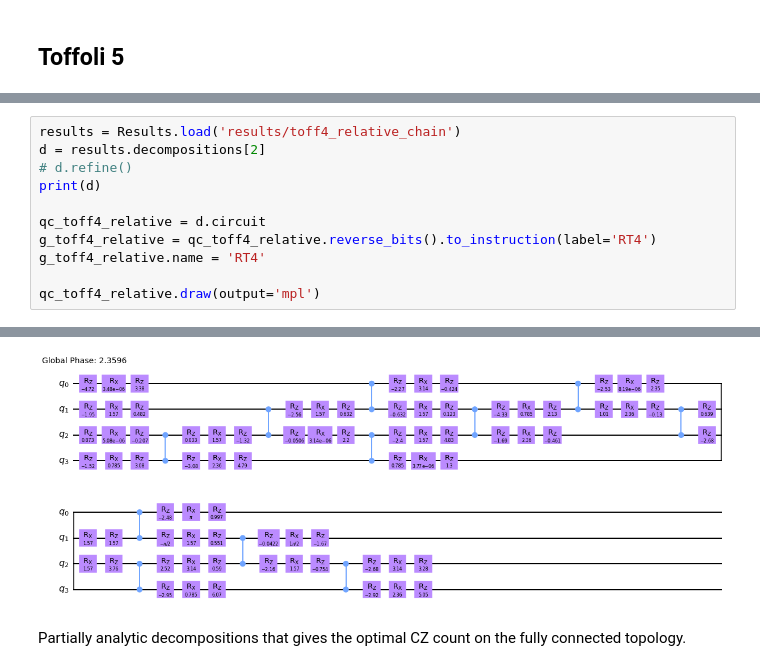
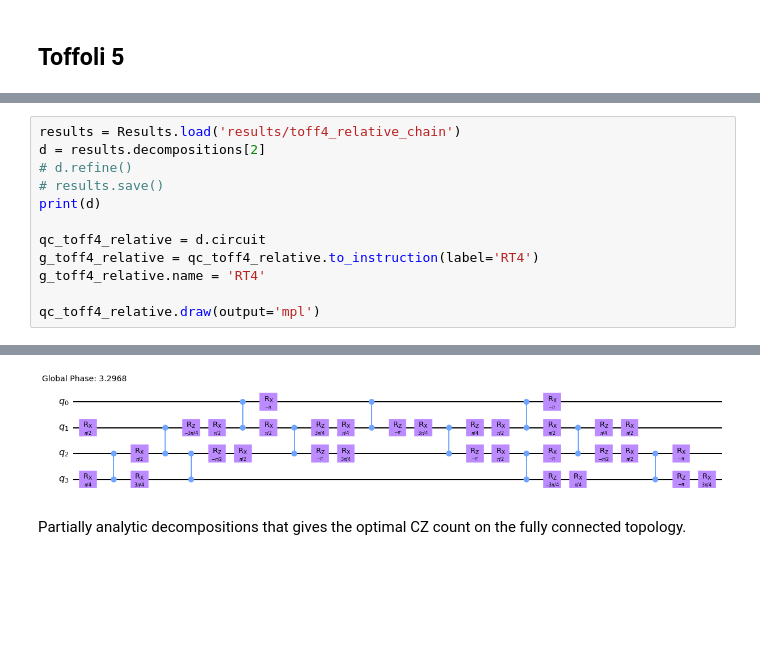
Before and after one commit to idnm/cpflow, a Jupyter notebook: paper/peppar.ipynb, the cells around one changed output, grey strips where cells are left out. Cells and saved outputs as stored; diff of their text form; blank space fills up the shorter version.

Commit message:
Working decompositions of Toff 5q.

```diff
--- a/paper/peppar.ipynb
+++ b/paper/peppar.ipynb
@@ -504,10 +508,11 @@ qc_toff4_sqrt.draw(output='mpl')
 results = Results.load('results/toff4_relative_chain')
 d = results.decompositions[2]
 # d.refine()
+# results.save()
 print(d)
 
 qc_toff4_relative = d.circuit
-g_toff4_relative = qc_toff4_relative.reverse_bits().to_instruction(label='RT4')
+g_toff4_relative = qc_toff4_relative.to_instruction(label='RT4')
 g_toff4_relative.name = 'RT4'
 
 qc_toff4_relative.draw(output='mpl')
@@ -516,4 +521,4 @@ qc_toff4_relative.draw(output='mpl')
-[figure, old version]
+[figure, new version]
 # %% [markdown]
 Partially analytic decompositions that gives the optimal CZ count on the fully connected topology.
 # %%
```
Also changed, not shown: parts of 5 cells of this notebook.
